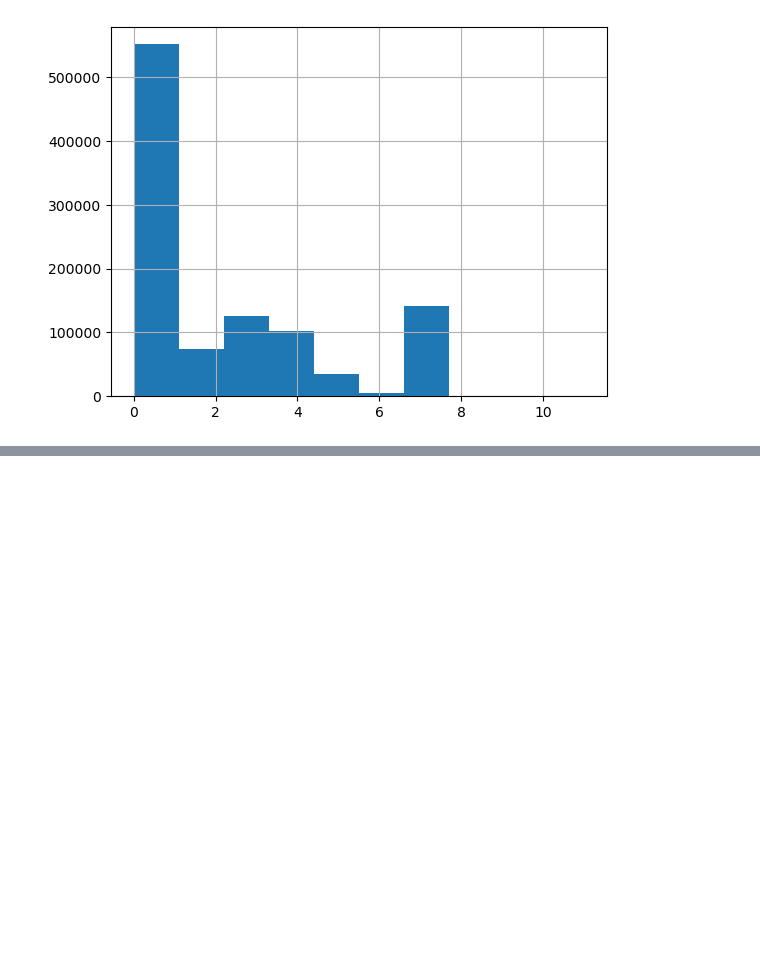
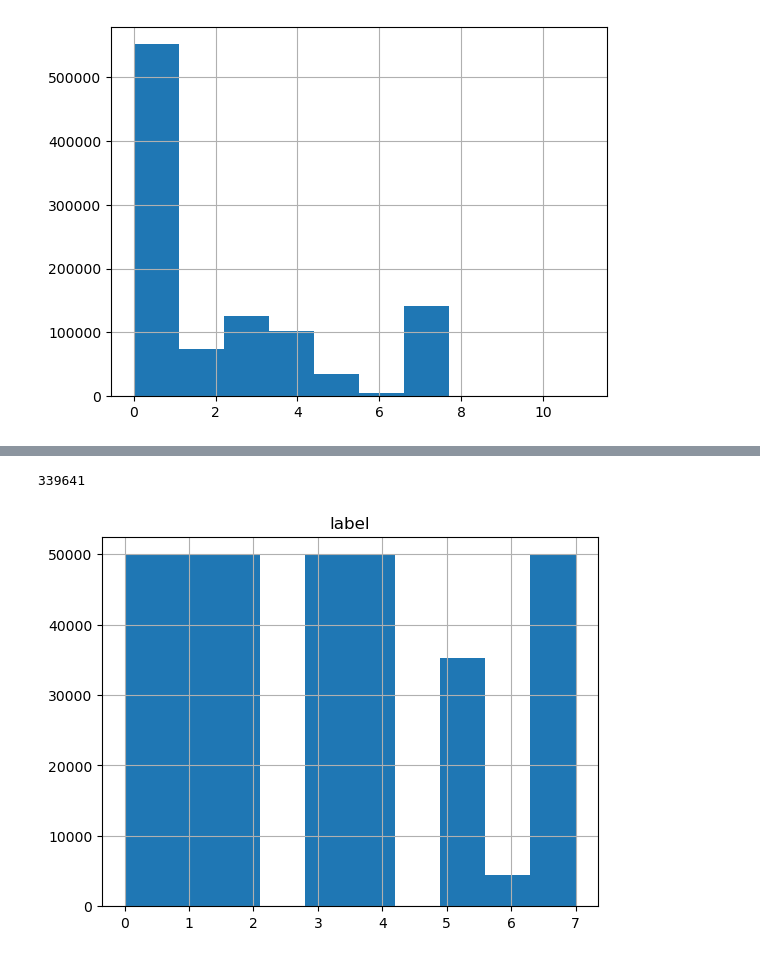
Before and after one commit to Home-group-2-AI-Project/Ai_Project, a Jupyter notebook: AITraining/Unify_dataset.ipynb, the cells around one changed output, grey strips where cells are left out. Drawn from its saved outputs; the diff is of its cells as text; code cells hidden in the pictures; blank space fills up the shorter version.

```diff
--- a/AITraining/Unify_dataset.ipynb
+++ b/AITraining/Unify_dataset.ipynb
@@ -210,0 +235,9 @@ merged_df1['label'].hist()
+# %%
+tamaño_muestra = 50000
+muestra_estratificada_uno = merged_df1.groupby('label', group_keys=False).apply(lambda x: x.sample(min(len(x), tamaño_muestra)))
+
+muestra_estratificada_uno.hist()
+len(muestra_estratificada_uno)
+# %% [output]
+339641
+[figure, added]
```
Also changed, not shown: parts of 6 cells of this notebook, 13 other files.
